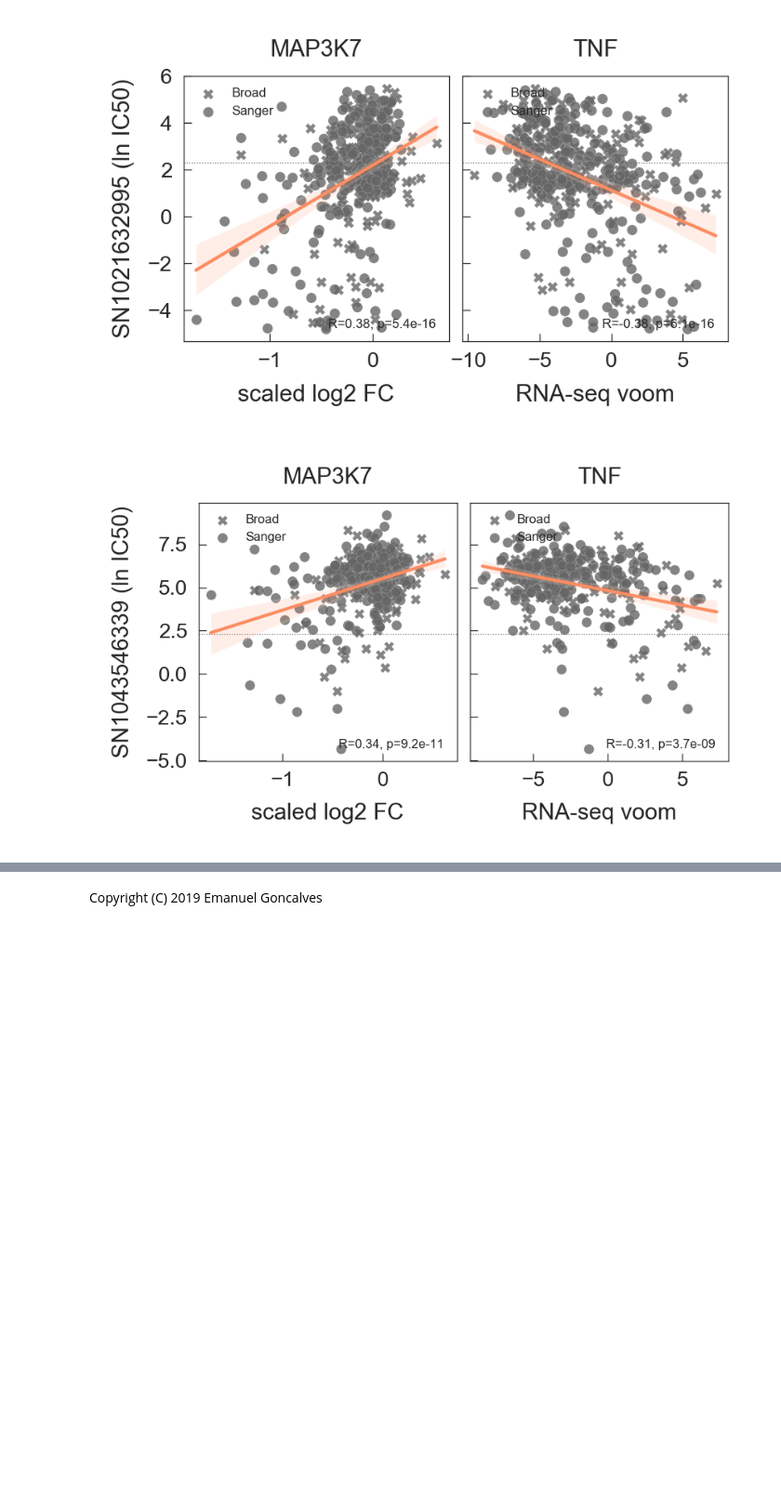
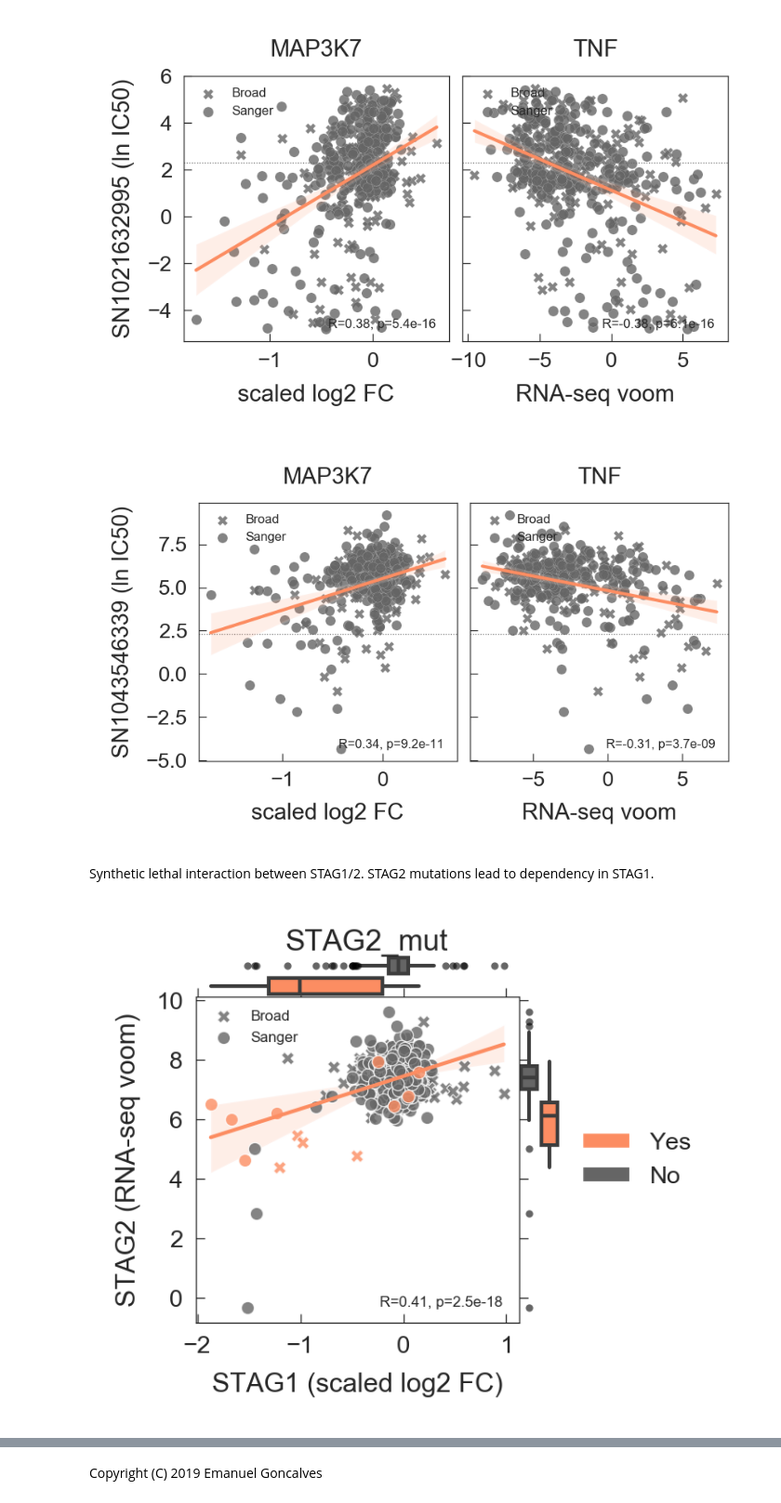
Before and after one commit to EmanuelGoncalves/dtrace, a Jupyter notebook: notebooks/3.RobustAssociations.ipynb, the cells around one changed output, grey strips where cells are left out. Shown at 93% size. Saved outputs shown, nothing was run; the diff lists cells and outputs as text; code cells hidden in the pictures; blank space fills up the shorter version.

Commit message:
Robust association notebook updated.

```diff
--- a/notebooks/3.RobustAssociations.ipynb
+++ b/notebooks/3.RobustAssociations.ipynb
@@ -224,7 +228,10 @@ for d, c, g in rassocs:
         )
 
         # Annotation
-        cor, pval = pearsonr(plot_df[f"{dtype}_{c}" if dtype == "crispr" else f"{dtype}_{g}"], plot_df["drug"])
+        cor, pval = pearsonr(
+            plot_df[f"{dtype}_{c}" if dtype == "crispr" else f"{dtype}_{g}"],
+            plot_df["drug"],
+        )
         annot_text = f"R={cor:.2g}, p={pval:.1e}"
 
         axs[i].text(
@@ -260,3 +267,25 @@ for d, c, g in rassocs:
 [figure]
 [figure]
 [figure]
+# %% [markdown]
+Synthetic lethal interaction between STAG1/2. STAG2 mutations lead to dependency in STAG1.
+# %%
+gene_gexp, gene_crispr, gene_mut = "STAG2", "STAG1", "STAG2_mut"
+# %%
+plot_df = robust.assoc.build_df(
+    crispr=[gene_crispr], gexp=[gene_gexp], genomic=[gene_mut], sinfo=["institute"]
+).dropna()
+# %%
+grid = RobustAssociations.plot_corrplot_discrete(
+    f"crispr_{gene_crispr}", f"gexp_{gene_gexp}", gene_mut, "institute", plot_df
+)
+grid.set_axis_labels(f"{gene_crispr} (scaled log2 FC)", f"{gene_gexp} (RNA-seq voom)")
+plt.suptitle(gene_mut, y=1.05, fontsize=8)
+plt.gcf().set_size_inches(1.5, 1.5)
+plt.savefig(
+    f"{rpath}/robust_scatter_gexp_crispr_{gene_gexp}_{gene_crispr}_{gene_mut}.pdf",
+    bbox_inches="tight",
+    transparent=True,
+)
+# %% [output]
+[figure, added]
```
Also changed, not shown: parts of 8 cells of this notebook, 5 other files.
